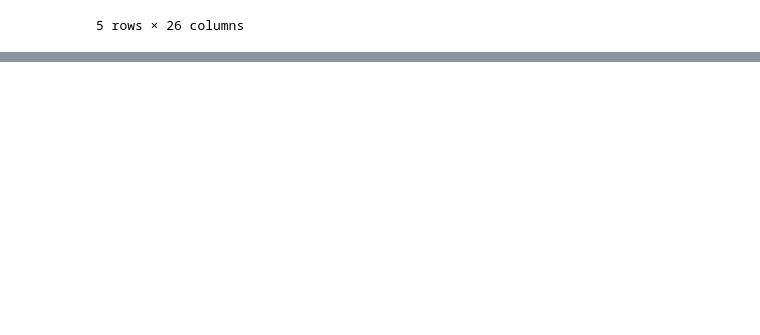
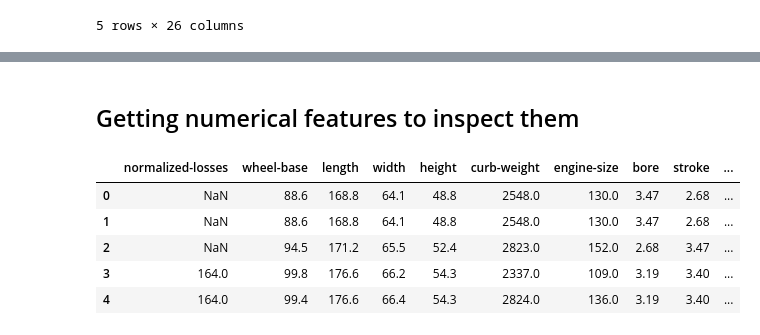
Before and after one commit to serrodcal-data-scientist/dataLab1, a Jupyter notebook: EDA.ipynb, the cells around one changed output, grey strips where cells are left out. Saved outputs shown, nothing was run; the diff lists cells and outputs as text; code cells hidden in the pictures; blank space fills up the shorter version.

```diff
--- a/EDA.ipynb
+++ b/EDA.ipynb
@@ -166,0 +97,12 @@ plt.show()
+# %% [markdown]
+## Getting numerical features to inspect them
+# %%
+num_df = df.select_dtypes(include=['float']).copy()
+num_df.head()
+# %% [output]
+|  | normalized-losses | wheel-base | length | width | height | curb-weight | engine-size | bore | stroke | ... |
+| 0 | NaN | 88.6 | 168.8 | 64.1 | 48.8 | 2548.0 | 130.0 | 3.47 | 2.68 | ... |
+| 1 | NaN | 88.6 | 168.8 | 64.1 | 48.8 | 2548.0 | 130.0 | 3.47 | 2.68 | ... |
+| 2 | NaN | 94.5 | 171.2 | 65.5 | 52.4 | 2823.0 | 152.0 | 2.68 | 3.47 | ... |
+| 3 | 164.0 | 99.8 | 176.6 | 66.2 | 54.3 | 2337.0 | 109.0 | 3.19 | 3.40 | ... |
+| 4 | 164.0 | 99.4 | 176.6 | 66.4 | 54.3 | 2824.0 | 136.0 | 3.19 | 3.40 | ... |
```
Also changed, not shown: parts of 32 cells of this notebook.
